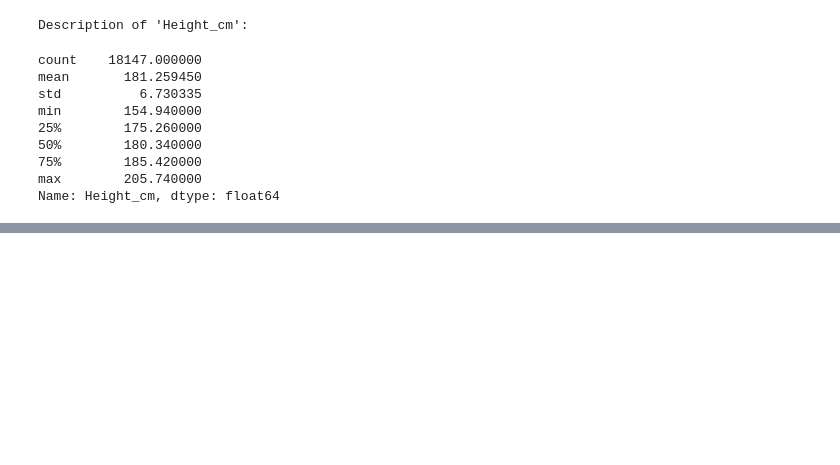
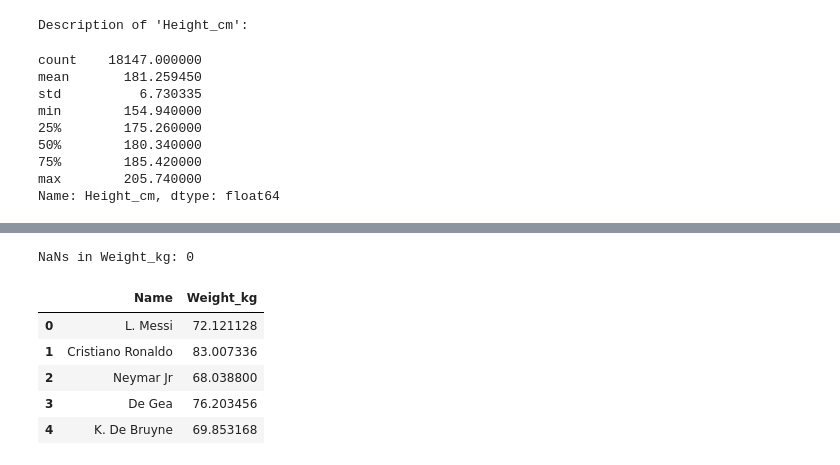
Before and after one commit to SLajuwomi/FIFA, a Jupyter notebook: fifa19_undervaluation_analysis.ipynb, the cells around one changed output, grey strips where cells are left out. Saved outputs shown, nothing was run; the diff lists cells and outputs as text; code cells hidden in the pictures; blank space fills up the shorter version.

```diff
--- a/fifa19_undervaluation_analysis.ipynb
+++ b/fifa19_undervaluation_analysis.ipynb
@@ -331,0 +336,40 @@ Name: Height_cm, dtype: float64
+# %%
+def convert_weight(weight_str):
+    """
+    Converts a weight string (e.g., '159lbs') to kilograms (float).
+
+    Args:
+        weight_str (str or float): The weight string or potentially NaN.
+
+    Returns:
+        float: Weight in kilograms, or NaN if input is invalid/NaN.
+    """
+    if pd.isna(weight_str) or not isinstance(weight_str, str):
+        return np.nan
+    match = re.match(r"(\d+)lbs", weight_str)
+    if match:
+        try:
+            pounds = int(match.group(1))
+            kg = pounds * 0.453592
+            return float(kg)
+        except (ValueError, TypeError):
+            return np.nan
+    return np.nan
+
+# Apply the function to create the 'Weight_kg' column
+fifa_df['Weight_kg'] = fifa_df['Weight'].apply(convert_weight)
+
+# Drop the original 'Weight' column
+fifa_df.drop(columns=['Weight'], inplace=True)
+
+# Check for NaNs created and display head
+print(f"NaNs in Weight_kg: {fifa_df['Weight_kg'].isnull().sum()}")
+display(fifa_df[['Name', 'Weight_kg']].head())
+# %% [output]
+NaNs in Weight_kg: 0
+|  | Name | Weight_kg |
+| 0 | L. Messi | 72.121128 |
+| 1 | Cristiano Ronaldo | 83.007336 |
+| 2 | Neymar Jr | 68.038800 |
+| 3 | De Gea | 76.203456 |
+| 4 | K. De Bruyne | 69.853168 |
```
Also changed, not shown: parts of 1 cell of this notebook.
